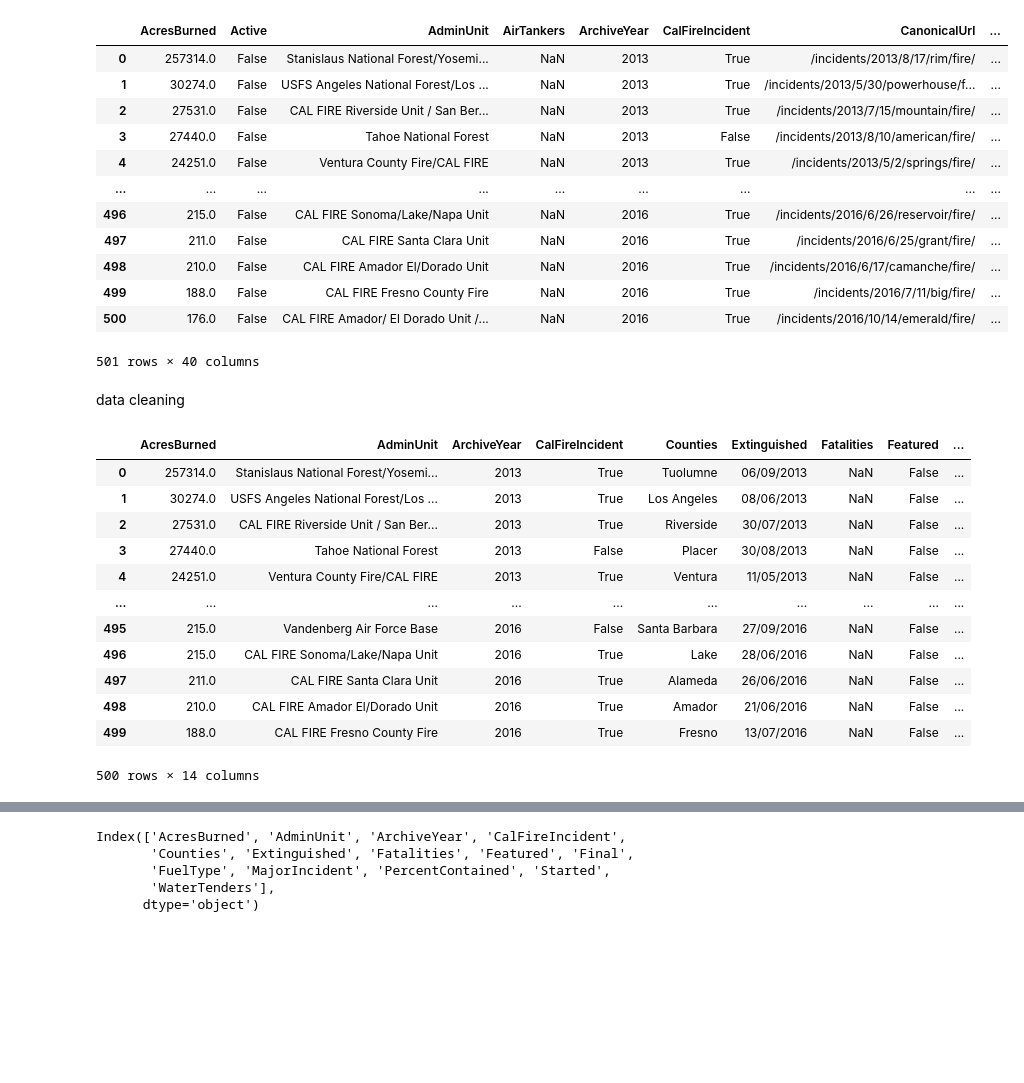
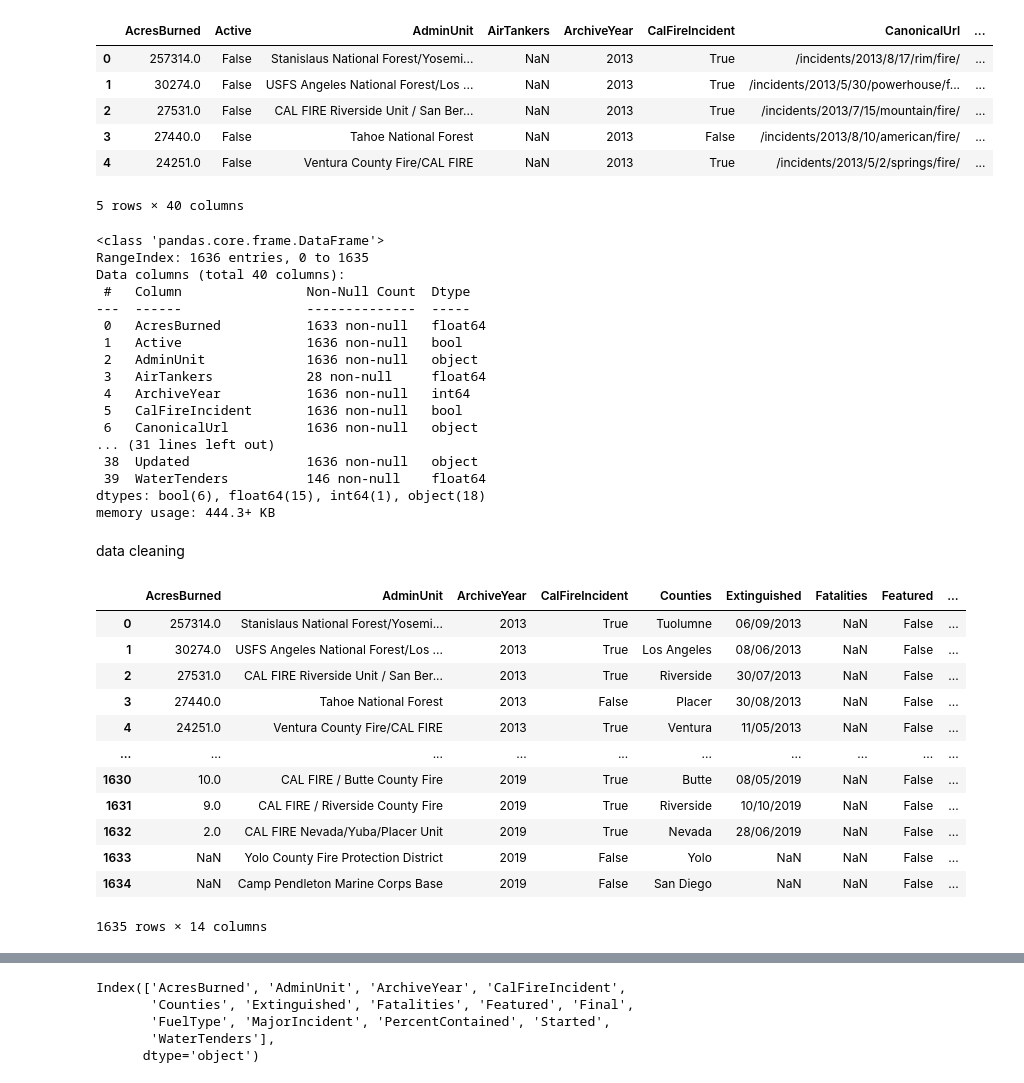
Before and after one commit to JERWIN0/BAT404_FIREMAN, a Jupyter notebook: Analysis_of_Wildfires_Occurrence_Worldwide.ipynb, the cells around one changed output, grey strips where cells are left out. Cells and saved outputs as stored; diff of their text form; code cells hidden in the pictures; blank space fills up the shorter version.

```diff
--- a/Analysis_of_Wildfires_Occurrence_Worldwide.ipynb
+++ b/Analysis_of_Wildfires_Occurrence_Worldwide.ipynb
@@ -13,21 +13,35 @@ url = 'https://raw.githubusercontent.com/JERWIN0/BAT404_FIREMAN/main/California_
 # %%
 ds = pd.read_csv(url)
 # %%
-ds.head(501)
+ds.head()
 # %% [output]
 |  | AcresBurned | Active | AdminUnit | AirTankers | ArchiveYear | CalFireIncident | CanonicalUrl | ... |
 | 0 | 257314.0 | False | Stanislaus National Forest/Yosemi... | NaN | 2013 | True | /incidents/2013/8/17/rim/fire/ | ... |
 | 1 | 30274.0 | False | USFS Angeles National Forest/Los ... | NaN | 2013 | True | /incidents/2013/5/30/powerhouse/f... | ... |
 | 2 | 27531.0 | False | CAL FIRE Riverside Unit / San Ber... | NaN | 2013 | True | /incidents/2013/7/15/mountain/fire/ | ... |
 | 3 | 27440.0 | False | Tahoe National Forest | NaN | 2013 | False | /incidents/2013/8/10/american/fire/ | ... |
 | 4 | 24251.0 | False | Ventura County Fire/CAL FIRE | NaN | 2013 | True | /incidents/2013/5/2/springs/fire/ | ... |
-| ... | ... | ... | ... | ... | ... | ... | ... | ... |
-| 496 | 215.0 | False | CAL FIRE Sonoma/Lake/Napa Unit | NaN | 2016 | True | /incidents/2016/6/26/reservoir/fire/ | ... |
-| 497 | 211.0 | False | CAL FIRE Santa Clara Unit | NaN | 2016 | True | /incidents/2016/6/25/grant/fire/ | ... |
-| 498 | 210.0 | False | CAL FIRE Amador El/Dorado Unit | NaN | 2016 | True | /incidents/2016/6/17/camanche/fire/ | ... |
-| 499 | 188.0 | False | CAL FIRE Fresno County Fire | NaN | 2016 | True | /incidents/2016/7/11/big/fire/ | ... |
-| 500 | 176.0 | False | CAL FIRE Amador/ El Dorado Unit /... | NaN | 2016 | True | /incidents/2016/10/14/emerald/fire/ | ... |
-501 rows × 40 columns
+5 rows × 40 columns
+# %%
+ds.info()
+# %% [output]
+<class 'pandas.core.frame.DataFrame'>
+RangeIndex: 1636 entries, 0 to 1635
+Data columns (total 40 columns):
+ #   Column                Non-Null Count  Dtype
+---  ------                --------------  -----
+ 0   AcresBurned           1633 non-null   float64
+ 1   Active                1636 non-null   bool
+ 2   AdminUnit             1636 non-null   object
+ 3   AirTankers            28 non-null     float64
+ 4   ArchiveYear           1636 non-null   int64
+ 5   CalFireIncident       1636 non-null   bool
+ 6   CanonicalUrl          1636 non-null   object
+... (31 lines left out)
+ 38  Updated               1636 non-null   object
+ 39  WaterTenders          146 non-null    float64
+dtypes: bool(6), float64(15), int64(1), object(18)
+memory usage: 444.3+ KB
 # %% [markdown]
 data cleaning
 # %%
@@ -58,7 +72,7 @@ ds.drop(['Helicopters'], axis =1, inplace = True)
 ds.drop(['Public'], axis =1, inplace = True)
 ds.drop(['Injuries'], axis =1, inplace = True)
 
-ds.head (500)
+ds.head (1635)
 # %% [output]
 |  | AcresBurned | AdminUnit | ArchiveYear | CalFireIncident | Counties | Extinguished | Fatalities | Featured | ... |
 | 0 | 257314.0 | Stanislaus National Forest/Yosemi... | 2013 | True | Tuolumne | 06/09/2013 | NaN | False | ... |
@@ -67,12 +81,12 @@ ds.head (500)
 | 3 | 27440.0 | Tahoe National Forest | 2013 | False | Placer | 30/08/2013 | NaN | False | ... |
 | 4 | 24251.0 | Ventura County Fire/CAL FIRE | 2013 | True | Ventura | 11/05/2013 | NaN | False | ... |
 | ... | ... | ... | ... | ... | ... | ... | ... | ... | ... |
-| 495 | 215.0 | Vandenberg Air Force Base | 2016 | False | Santa Barbara | 27/09/2016 | NaN | False | ... |
-| 496 | 215.0 | CAL FIRE Sonoma/Lake/Napa Unit | 2016 | True | Lake | 28/06/2016 | NaN | False | ... |
-| 497 | 211.0 | CAL FIRE Santa Clara Unit | 2016 | True | Alameda | 26/06/2016 | NaN | False | ... |
-| 498 | 210.0 | CAL FIRE Amador El/Dorado Unit | 2016 | True | Amador | 21/06/2016 | NaN | False | ... |
-| 499 | 188.0 | CAL FIRE Fresno County Fire | 2016 | True | Fresno | 13/07/2016 | NaN | False | ... |
+| 1630 | 10.0 | CAL FIRE / Butte County Fire | 2019 | True | Butte | 08/05/2019 | NaN | False | ... |
+| 1631 | 9.0 | CAL FIRE / Riverside County Fire | 2019 | True | Riverside | 10/10/2019 | NaN | False | ... |
+| 1632 | 2.0 | CAL FIRE Nevada/Yuba/Placer Unit | 2019 | True | Nevada | 28/06/2019 | NaN | False | ... |
+| 1633 | NaN | Yolo County Fire Protection District | 2019 | False | Yolo | NaN | NaN | False | ... |
+| 1634 | NaN | Camp Pendleton Marine Corps Base | 2019 | False | San Diego | NaN | NaN | False | ... |
-500 rows × 14 columns
+1635 rows × 14 columns
 # %%
 ds.info()
 # %% [output]
```
Also changed, not shown: parts of 1 cell of this notebook.
